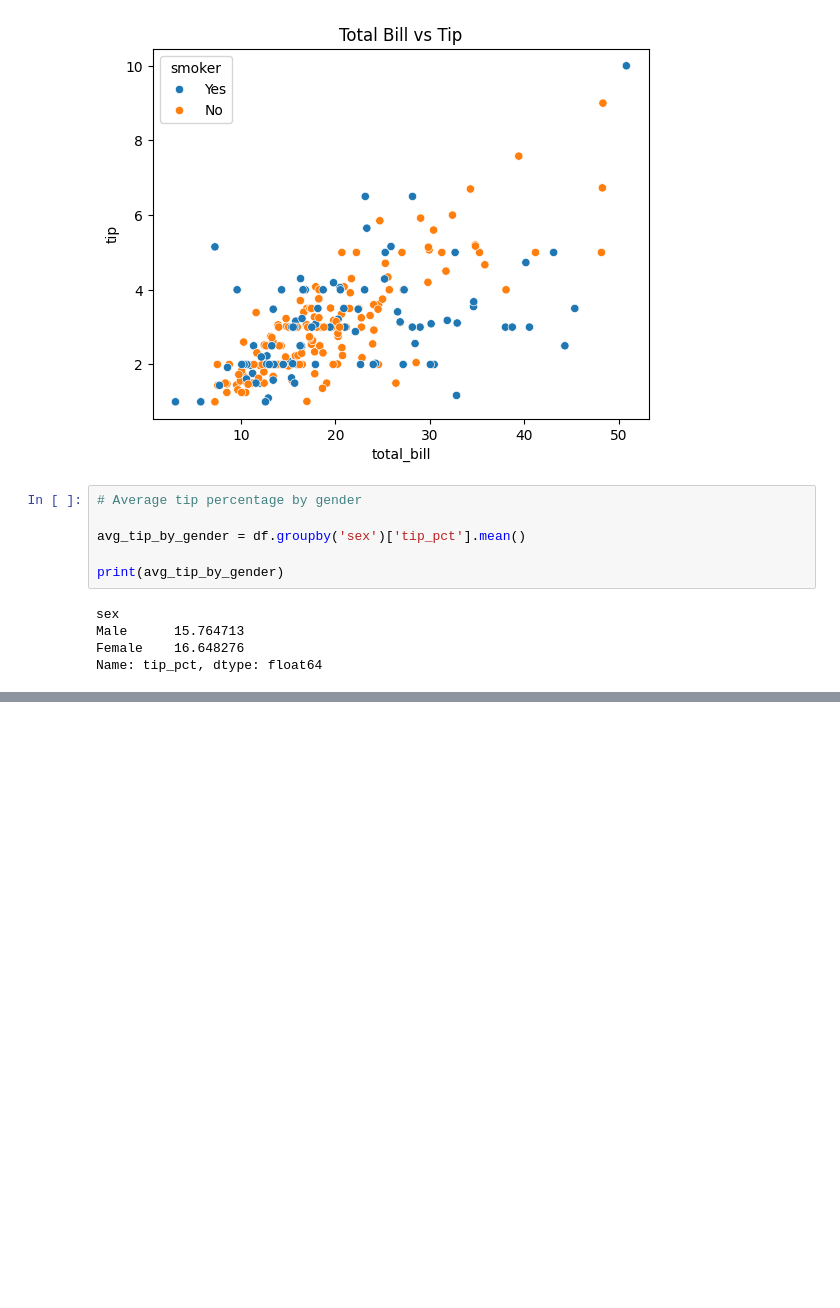
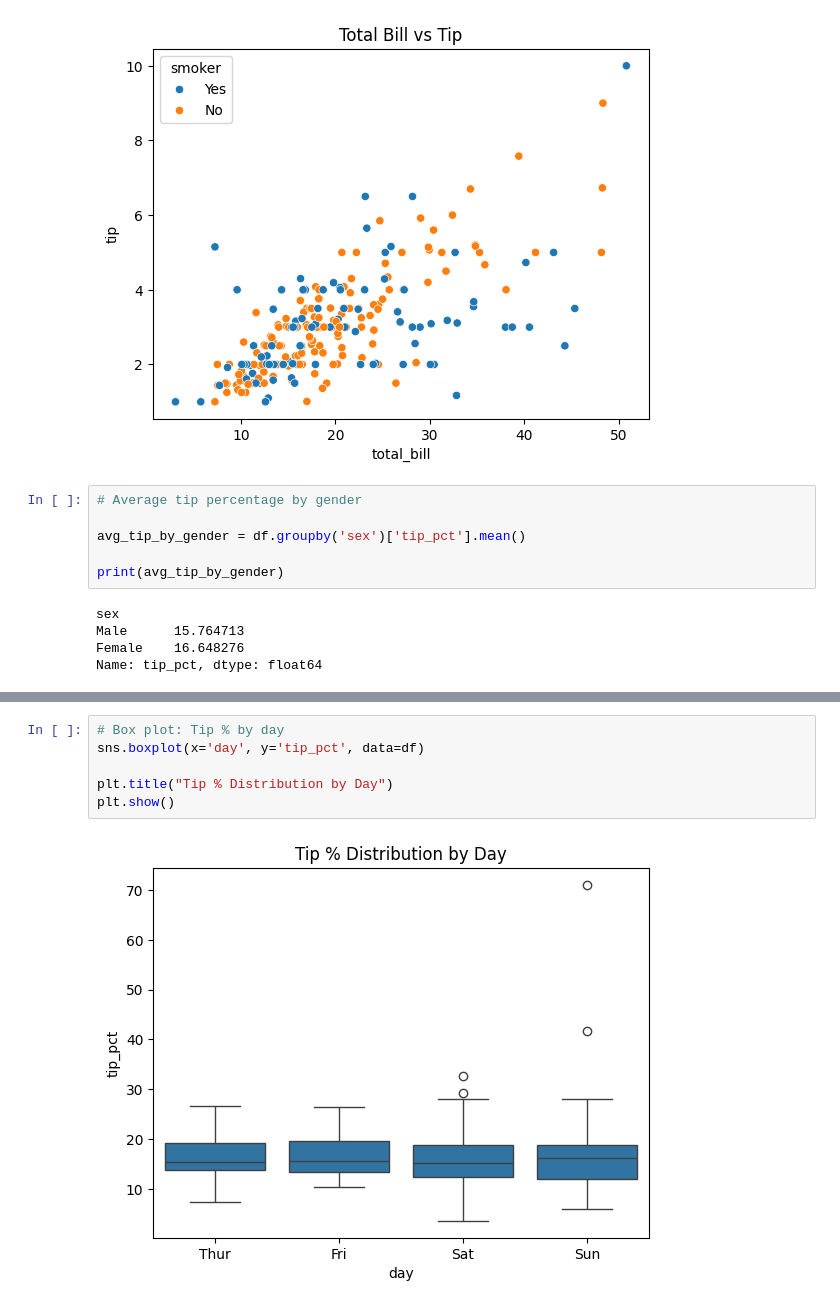
Before and after one commit to amitpaul2004/BCT_3, a Jupyter notebook: codes/titanic3.ipynb, the cells around one changed output, grey strips where cells are left out. Saved outputs shown, nothing was run; the diff lists cells and outputs as text; blank space fills up the shorter version.

```diff
--- a/codes/titanic3.ipynb
+++ b/codes/titanic3.ipynb
@@ -77,0 +99,8 @@ Name: tip_pct, dtype: float64
+# %%
+# Box plot: Tip % by day
+sns.boxplot(x='day', y='tip_pct', data=df)
+
+plt.title("Tip % Distribution by Day")
+plt.show()
+# %% [output]
+[figure, added]
```
Also changed, not shown: parts of 5 cells of this notebook, 1 other file.
